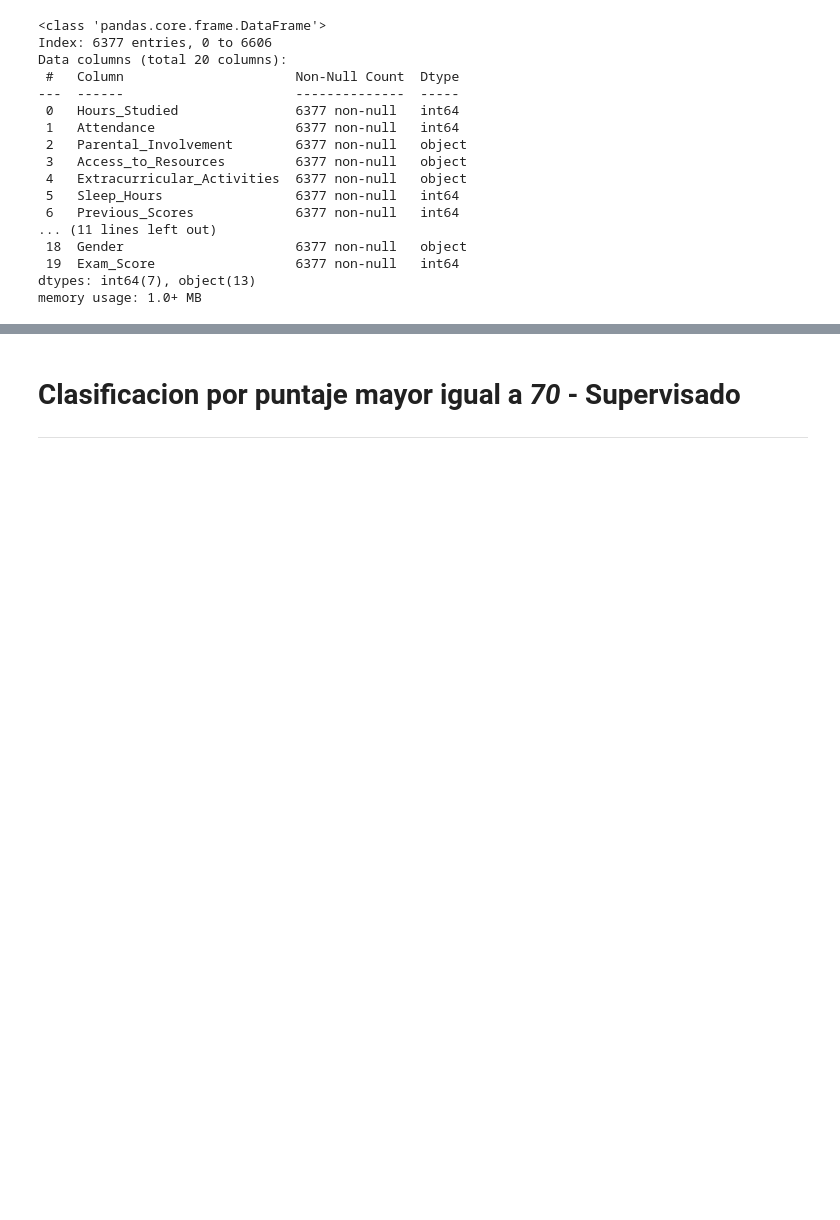
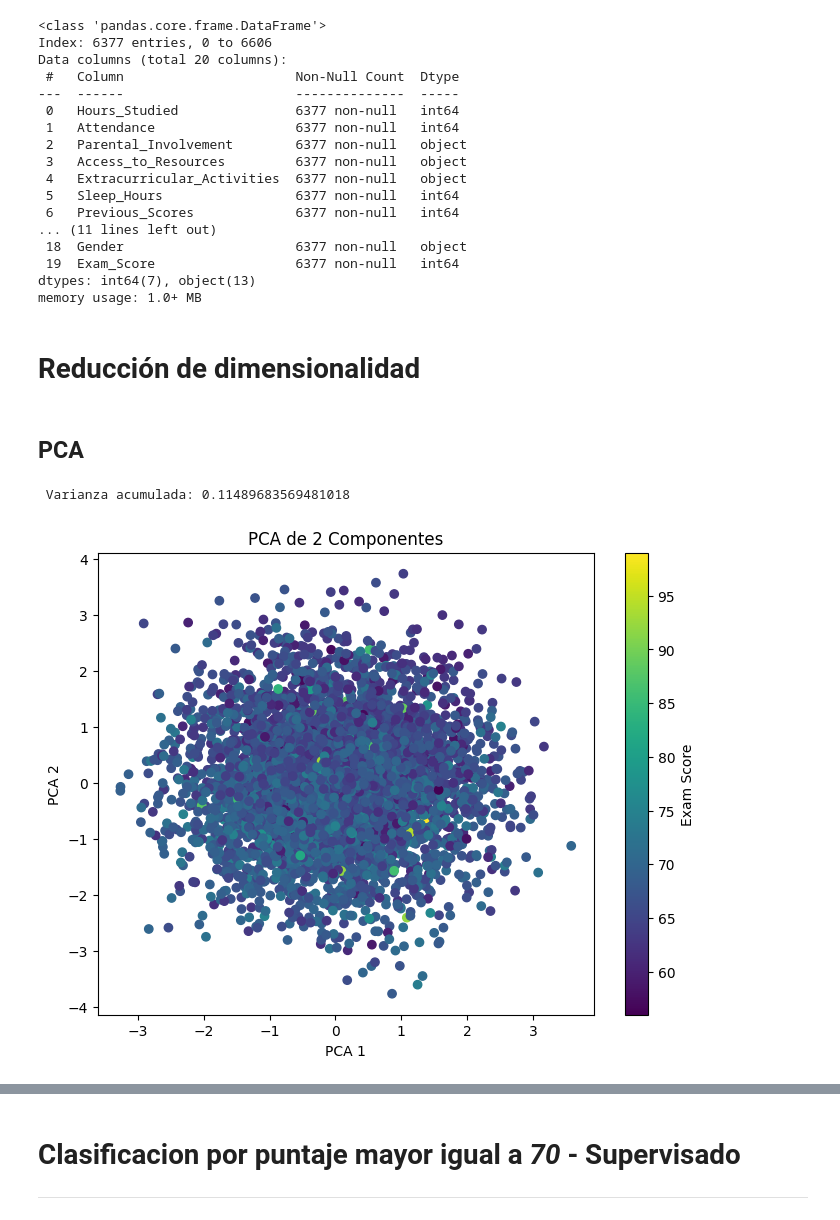
Before and after one commit to JeiGeek/ia1-LosPandas-prediccion_rendimiento_estudiantil, a Jupyter notebook: 03_Unsupervised_learning.ipynb, the cells around one changed output, grey strips where cells are left out. Saved outputs shown, nothing was run; the diff lists cells and outputs as text; code cells hidden in the pictures; blank space fills up the shorter version.

```diff
--- a/03_Unsupervised_learning.ipynb
+++ b/03_Unsupervised_learning.ipynb
@@ -97,3 +97,5 @@ df_encoded["Distance_from_Home"] = df_encoded["Distance_from_Home"].map(mapping)
 # Convertir las columnas booleanas resultantes en 0 y 1
 bool_cols = df_encoded.select_dtypes(include=["bool"]).columns # Se seleccionan las columnas solamente las columnas booleanas
 df_encoded[bool_cols] = df_encoded[bool_cols].astype(int) # Se convierten en 0 y 1
+# %% [markdown]
+# **Reducción de dimensionalidad**
@@ -99,0 +136,24 @@ df_encoded[bool_cols] = df_encoded[bool_cols].astype(int) # Se convierten en 0 y
+# %% [markdown]
+## **PCA**
+# %%
+# @title Redución de la dimensionalidad de los datos **con solo dos componentes**
+
+# PCA con solo 2 componentes
+pca_2 = PCA(n_components=2)
+X_train_pca2 = pca_2.fit_transform(X_train_scaled)
+
+# Varianza explicada
+varianza_2 = pca_2.explained_variance_ratio_
+varianza_acumulada_2 = varianza_2.sum()
+print(f"\n Varianza acumulada: {varianza_acumulada_2} \n")
+
+plt.figure(figsize=(8,6))
+plt.scatter(X_train_pca2[:,0], X_train_pca2[:,1], c=y_train, cmap='viridis')
+plt.xlabel("PCA 1")
+plt.ylabel("PCA 2")
+plt.title("PCA de 2 Componentes")
+plt.colorbar(label='Exam Score')
+plt.show()
+# %% [output]
+ Varianza acumulada: 0.11489683569481018
+[figure, added]
```
Also changed, not shown: parts of 13 cells of this notebook.
